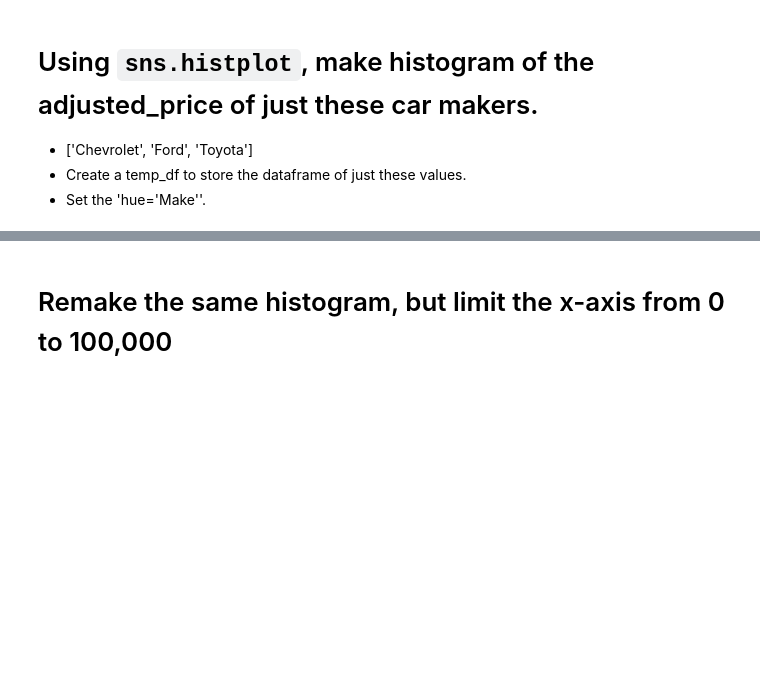
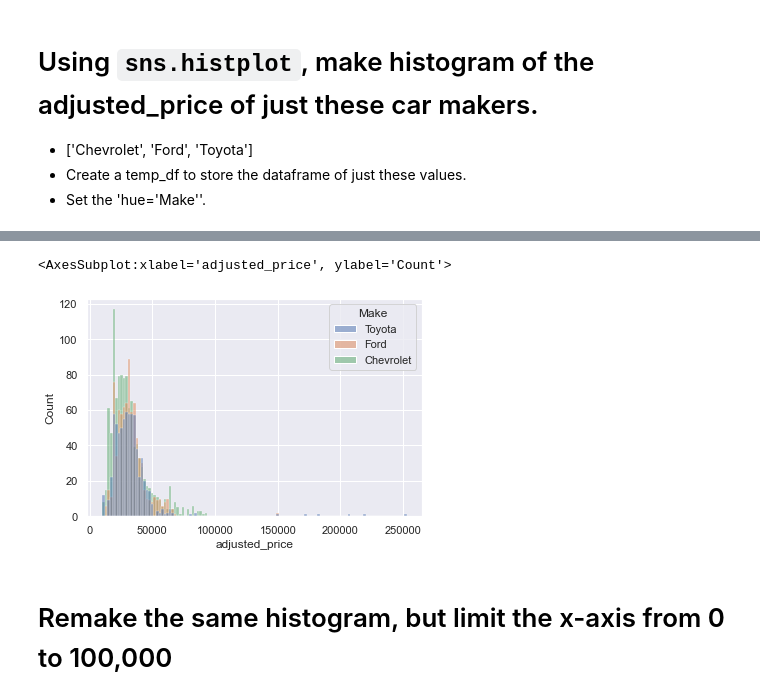
Before and after one commit to nguyenthan-1/2022-fall-data-science, a Jupyter notebook: Week-02-EDA/Exercise-EDA.ipynb, the cells around one changed output, grey strips where cells are left out. Saved outputs shown, nothing was run; the diff lists cells and outputs as text; code cells hidden in the pictures; blank space fills up the shorter version.

```diff
--- a/Week-02-EDA/Exercise-EDA.ipynb
+++ b/Week-02-EDA/Exercise-EDA.ipynb
@@ -184,3 +214,5 @@ array([ 1, 10])
 * Set the 'hue='Make''.
 # %%
 # Using `sns.histplot`, make histogram of the adjusted_price of just these car makers.
+temp_df = df[df['Make'].isin(['Chevrolet', 'Ford', 'Toyota'])]
+temp_df.head()
@@ -187,3 +226,8 @@ array([ 1, 10])
+# %%
+sns.histplot(data = temp_df, x = 'adjusted_price', hue = "Make")
+# %% [output]
+<AxesSubplot:xlabel='adjusted_price', ylabel='Count'>
+[figure, added]
 # %% [markdown]
 # Remake the same histogram, but limit the x-axis from 0 to 100,000
 # %%
```
Also changed, not shown: parts of 18 cells of this notebook, 3 other files.
